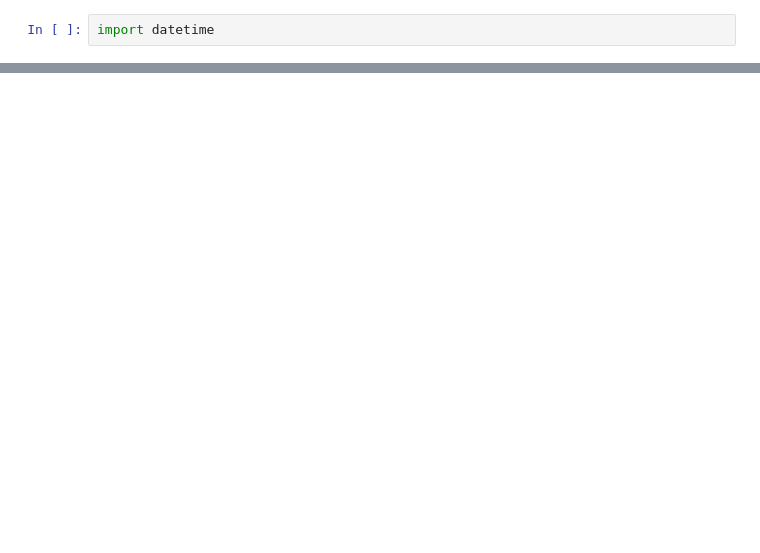
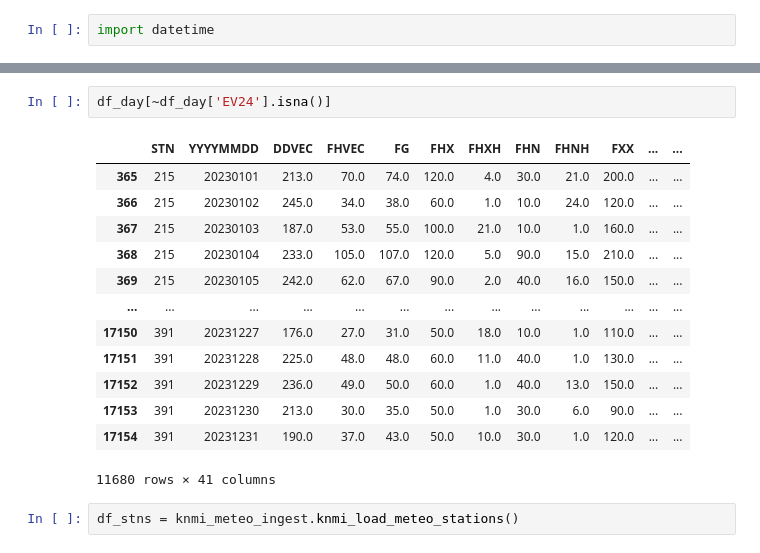
Before and after one commit to tomrooijakkers/data-science-portfolio, a Jupyter notebook: knmi-weather/knmi_test_notebook.ipynb, the cells around one changed output, grey strips where cells are left out. Saved outputs shown, nothing was run; the diff lists cells and outputs as text; blank space fills up the shorter version.

```diff
--- a/knmi-weather/knmi_test_notebook.ipynb
+++ b/knmi-weather/knmi_test_notebook.ipynb
@@ -41,0 +40,18 @@ df_day
+# %%
+df_day[~df_day['EV24'].isna()]
+# %% [output]
+|  | STN | YYYYMMDD | DDVEC | FHVEC | FG | FHX | FHXH | FHN | FHNH | FXX | ... | ... |
+| 365 | 215 | 20230101 | 213.0 | 70.0 | 74.0 | 120.0 | 4.0 | 30.0 | 21.0 | 200.0 | ... | ... |
+| 366 | 215 | 20230102 | 245.0 | 34.0 | 38.0 | 60.0 | 1.0 | 10.0 | 24.0 | 120.0 | ... | ... |
+| 367 | 215 | 20230103 | 187.0 | 53.0 | 55.0 | 100.0 | 21.0 | 10.0 | 1.0 | 160.0 | ... | ... |
+| 368 | 215 | 20230104 | 233.0 | 105.0 | 107.0 | 120.0 | 5.0 | 90.0 | 15.0 | 210.0 | ... | ... |
+| 369 | 215 | 20230105 | 242.0 | 62.0 | 67.0 | 90.0 | 2.0 | 40.0 | 16.0 | 150.0 | ... | ... |
+| ... | ... | ... | ... | ... | ... | ... | ... | ... | ... | ... | ... | ... |
+| 17150 | 391 | 20231227 | 176.0 | 27.0 | 31.0 | 50.0 | 18.0 | 10.0 | 1.0 | 110.0 | ... | ... |
+| 17151 | 391 | 20231228 | 225.0 | 48.0 | 48.0 | 60.0 | 11.0 | 40.0 | 1.0 | 130.0 | ... | ... |
+| 17152 | 391 | 20231229 | 236.0 | 49.0 | 50.0 | 60.0 | 1.0 | 40.0 | 13.0 | 150.0 | ... | ... |
+| 17153 | 391 | 20231230 | 213.0 | 30.0 | 35.0 | 50.0 | 1.0 | 30.0 | 6.0 | 90.0 | ... | ... |
+| 17154 | 391 | 20231231 | 190.0 | 37.0 | 43.0 | 50.0 | 10.0 | 30.0 | 1.0 | 120.0 | ... | ... |
+11680 rows × 41 columns
+# %%
+df_stns = knmi_meteo_ingest.knmi_load_meteo_stations()
```
Also changed, not shown: parts of 7 cells of this notebook, 3 other files.
